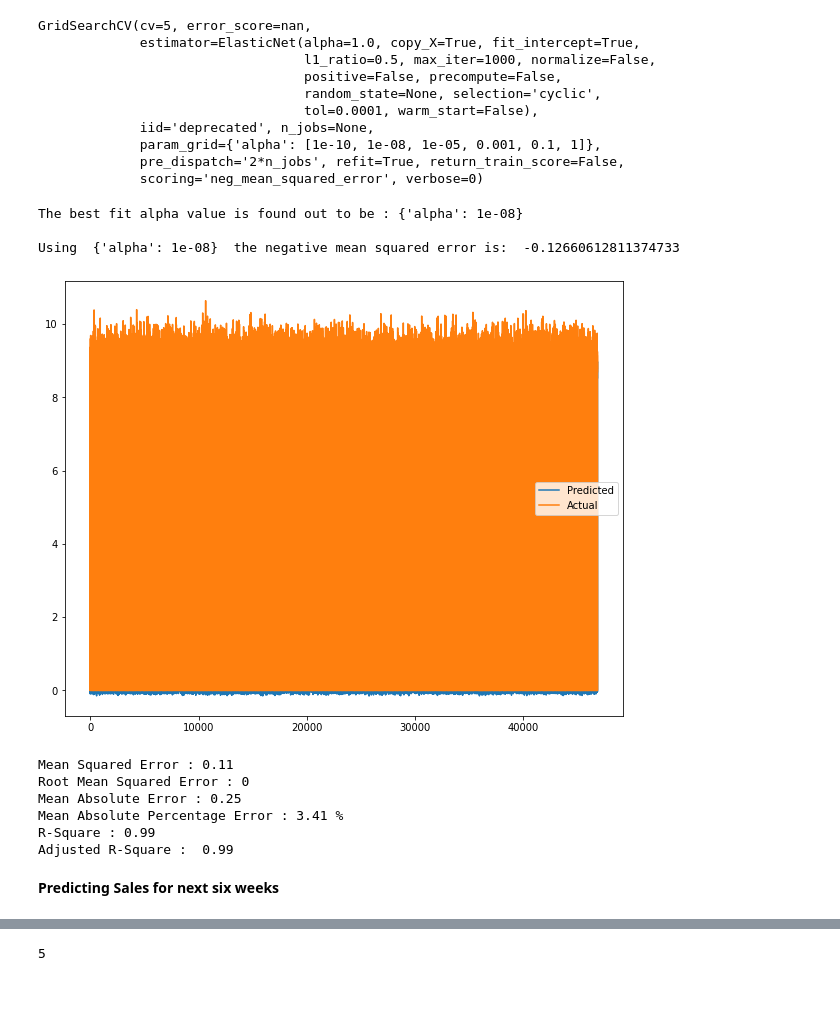
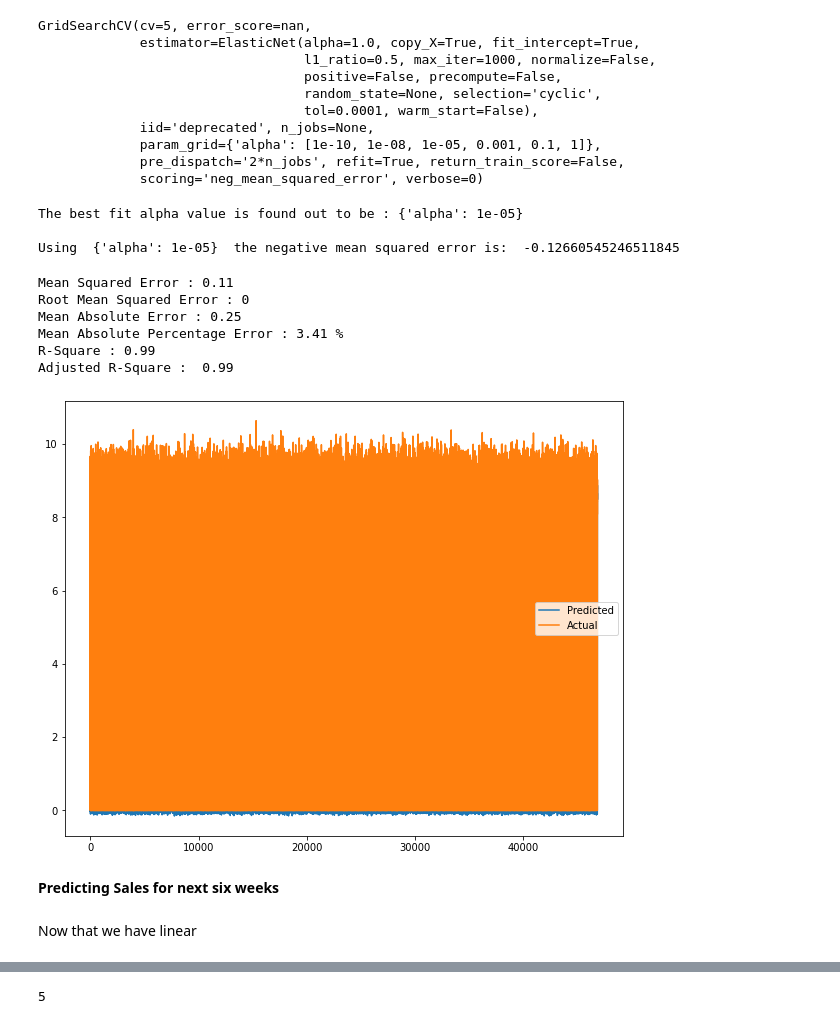
Before and after one commit to hrithikwel8/Rossmann_Sales_Prediction, a Jupyter notebook: Rossmann_Sales_Prediction_Capstone_Project.ipynb, the cells around one changed output, grey strips where cells are left out. Saved outputs shown, nothing was run; the diff lists cells and outputs as text; code cells hidden in the pictures; blank space fills up the shorter version.

```diff
--- a/Rossmann_Sales_Prediction_Capstone_Project.ipynb
+++ b/Rossmann_Sales_Prediction_Capstone_Project.ipynb
@@ -545,5 +655,3 @@ def CompitionOpenTimeInDays(row):
   if competetion_time.days <= 0:
     return 0
   return competetion_time.days
-# %%
-sales_df['CompitionTime']=sales_df.apply(CompitionOpenTimeInDays,axis=1)
@@ -552,3 +658,8 @@ sales_df.drop(columns=['CompetitionOpenSinceYear','CompetitionOpenSinceMonth'],i
+# %%
+# create new featue competition time
+sales_df['CompetitionTime']=sales_df.apply(CompitionOpenTimeInDays,axis=1)
+# remove old columns
+sales_df.drop(columns=['CompetitionOpenSinceYear','CompetitionOpenSinceMonth'],inplace=True)
 # %%
 sales_df.head()
 # %% [output]
@@ -695,5 +842,7 @@ dependent_variable = 'Sales_log_t'
 # %%
 # Create a list of independent variables
-independent_variables = list(set(sales_df.columns.tolist()) - {'Customers_log_t','Sales','Customers','Year','Sales_log_t'})
+# remove variables that have high VIF
+# remove store as it contains store id as number which is not a useful information in traing model
+independent_variables = list(set(sales_df.columns.tolist()) - {'Sales','Customers','Year','Sales_log_t', 'Customers_log_t','Store'})
 independent_variables
 # %% [output]
@@ -1033,12 +1203,14 @@ GridSearchCV(cv=5, error_score=nan,
              param_grid={'alpha': [1e-10, 1e-08, 1e-05, 0.001, 0.1, 1]},
              pre_dispatch='2*n_jobs', refit=True, return_train_score=False,
              scoring='neg_mean_squared_error', verbose=0)
+# %%
+# check the best value of learning rate
+print("The best fit alpha value is found out to be :" ,elastic_regressor.best_params_)
+print("\nUsing ",elastic_regressor.best_params_, " the negative mean squared error is: ", elastic_regressor.best_score_)
+# %% [output]
+The best fit alpha value is found out to be : {'alpha': 1e-05}
+
+Using  {'alpha': 1e-05}  the negative mean squared error is:  -0.12660545246511845
 # %%
-y_pred_en = elastic_regressor.predict(X_test)
+# predict the result
+y_pred_en_cv = elastic_regressor.predict(X_test)
-# %%
-print("The best fit alpha value is found out to be :" ,elastic_regressor.best_params_)
-print("\nUsing ",elastic_regressor.best_params_, " the negative mean squared error is: ", elastic_regressor.best_score_)
-# %% [output]
-The best fit alpha value is found out to be : {'alpha': 1e-08}
-
-Using  {'alpha': 1e-08}  the negative mean squared error is:  -0.12660612811374733
@@ -1048,23 +1217,25 @@ y_pred_en = elastic_regressor.predict(X_test)
+# %%
+#Evaluation metrics for Elastic Net Regression
+evaluation_metrics(y_test , y_pred_en_cv, len(independent_variables))
+# %% [output]
+Mean Squared Error : 0.11
+Root Mean Squared Error : 0
+Mean Absolute Error : 0.25
+Mean Absolute Percentage Error : 3.41 %
+R-Square : 0.99
+Adjusted R-Square :  0.99
 # %%
 plt.figure(figsize=(10,8))
-plt.plot(y_pred_en)
+plt.plot(y_pred_en_cv)
 plt.plot(np.array(y_test))
 plt.legend(["Predicted","Actual"])
 plt.show()
 # %% [output]
-[figure, old version]
+[figure, new version]
-# %%
-#Evaluation metrics for Elastic Net Regression
-evaluation_metrics(y_test , y_pred_en, len(independent_variables))
-# %% [output]
-Mean Squared Error : 0.11
-Root Mean Squared Error : 0
-Mean Absolute Error : 0.25
-Mean Absolute Percentage Error : 3.41 %
-R-Square : 0.99
-Adjusted R-Square :  0.99
 # %% [markdown]
 **Predicting Sales for next six weeks**
+# %% [markdown]
+Now that we have linear
 # %%
 test_data.head()
 # %% [output]
```
Also changed, not shown: parts of 99 cells of this notebook.
